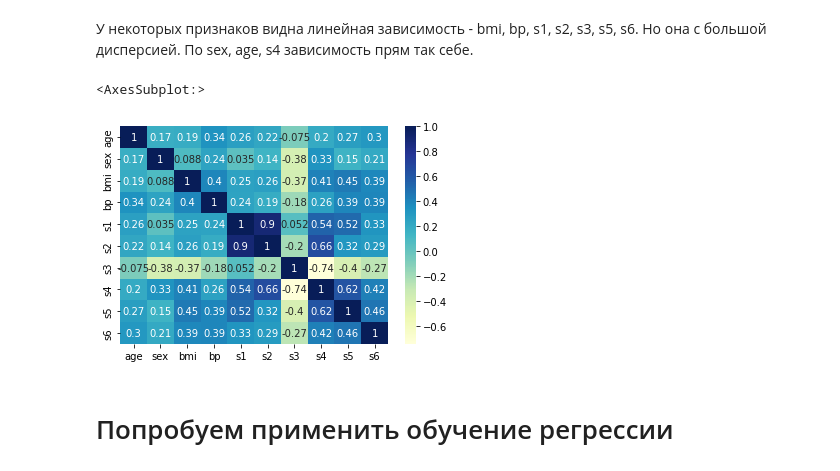
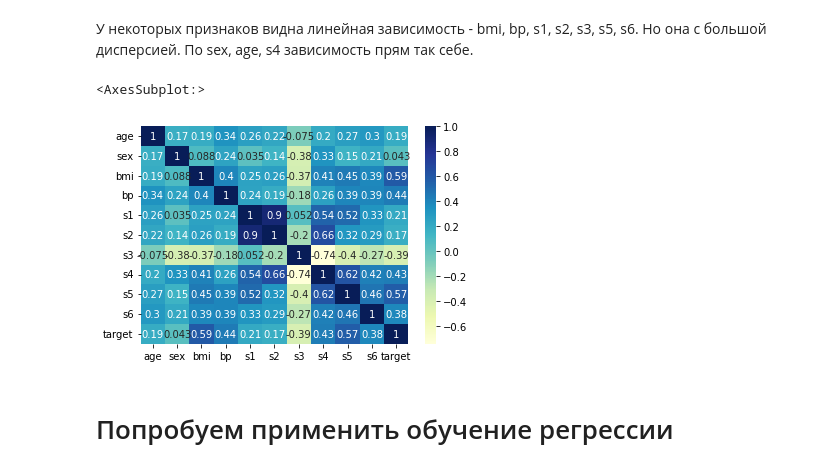
Before and after one commit to zappaz00/4_overfitting_regularization, a Jupyter notebook: overfitting_regularization.ipynb, the cells around one changed output. Cells and saved outputs as stored; diff of their text form; code cells hidden in the pictures.

```diff
--- a/overfitting_regularization.ipynb
+++ b/overfitting_regularization.ipynb
@@ -440,10 +442,10 @@ for col in X_train.columns.values:
 # %% [markdown]
 У некоторых признаков видна линейная зависимость - bmi, bp, s1, s2, s3, s5, s6. Но она с большой дисперсией. По sex, age, s4 зависимость прям так себе.
 # %%
-sns.heatmap(X_diabetes.corr(), annot=True, cmap="YlGnBu")
+sns.heatmap(pd.concat([X_diabetes, y_diabetes], axis=1).corr(), annot=True, cmap="YlGnBu")
 # %% [output]
 <AxesSubplot:>
-[figure, old version]
+[figure, new version]
 # %% [markdown]
 # Попробуем применить обучение регрессии
 # %% [markdown]
```
Also changed, not shown: parts of 9 cells of this notebook.
